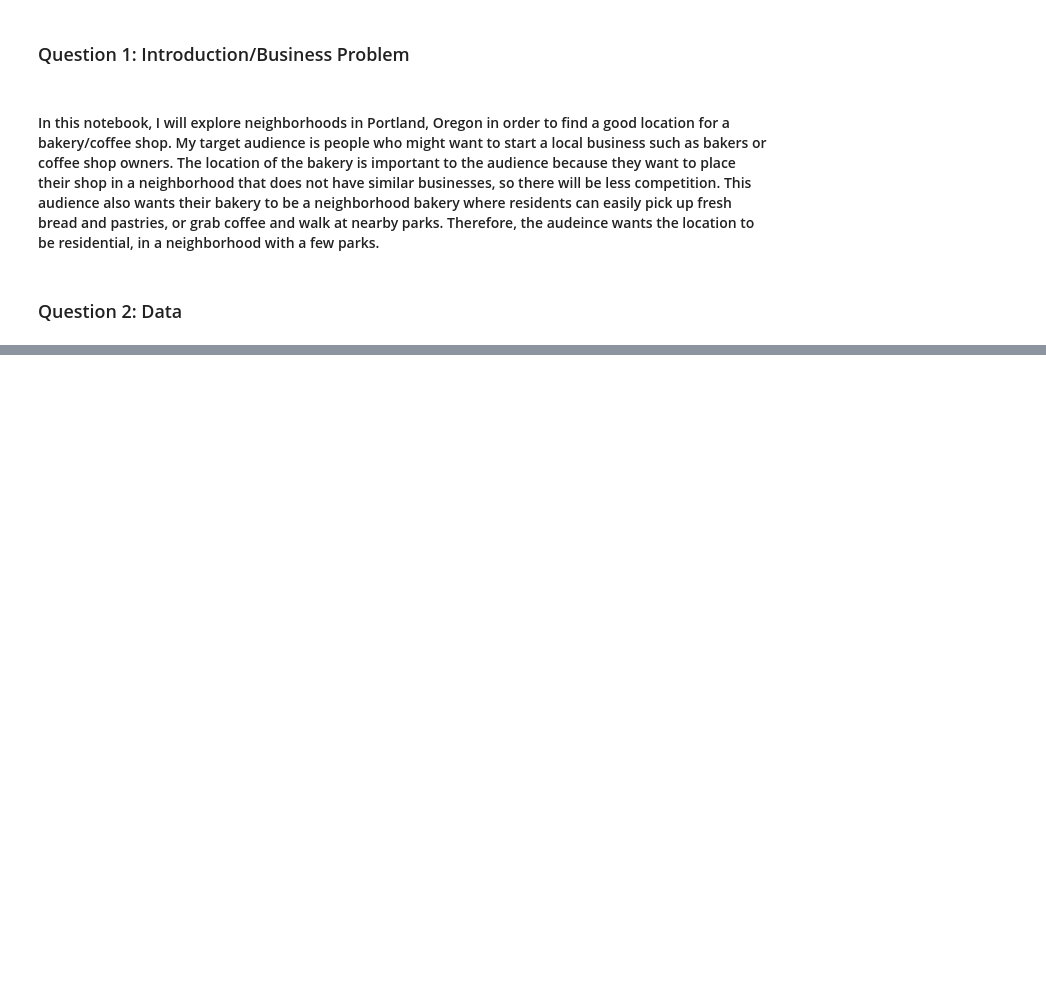
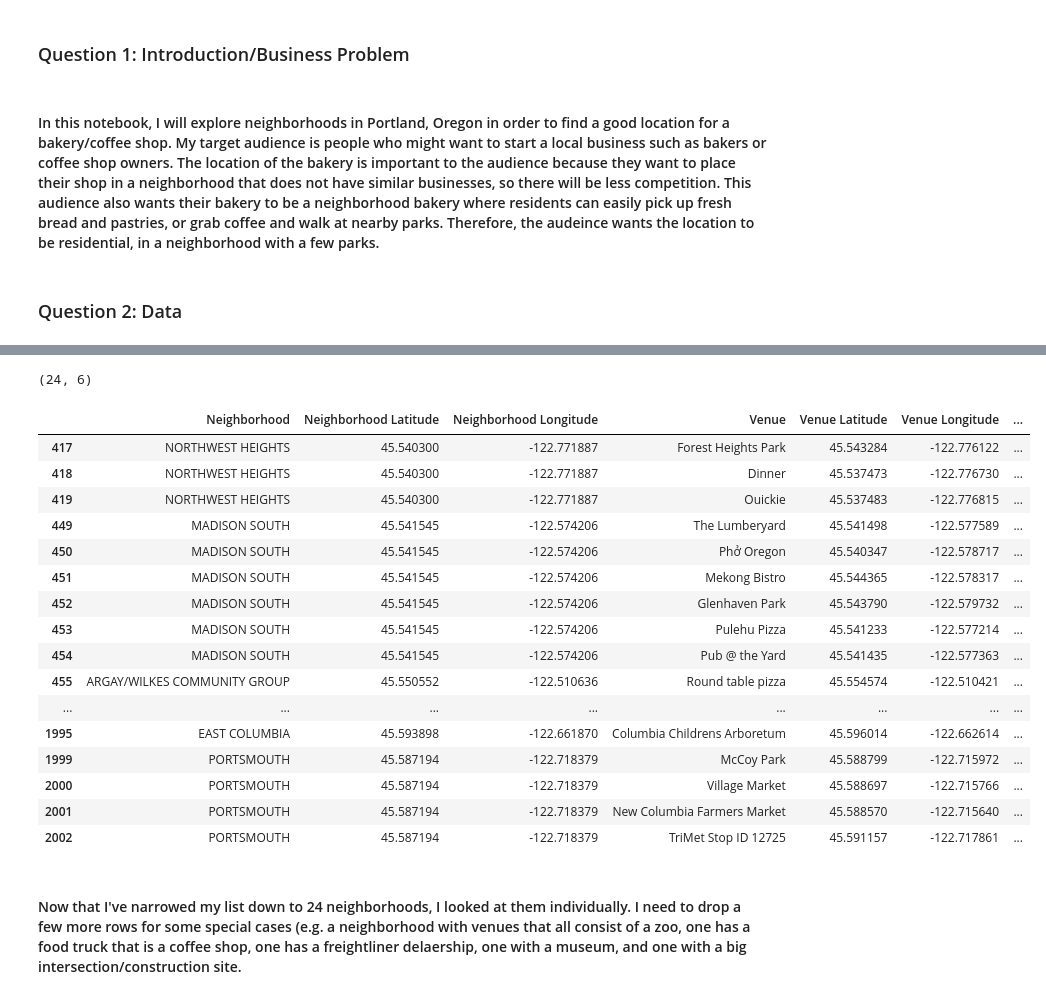
Before and after one commit to lindseykarr/Coursera_Capstone, a Jupyter notebook: Final Project: A Bakery inPOrtland, OR.ipynb, the cells around one changed output, grey strips where cells are left out. Cells and saved outputs as stored; diff of their text form; code cells hidden in the pictures; blank space fills up the shorter version.

```diff
--- a/Final Project: A Bakery inPOrtland, OR.ipynb
+++ b/Final Project: A Bakery inPOrtland, OR.ipynb
@@ -10,0 +823,24 @@
+# %%
+parks_total.shape
+# %% [output]
+(24, 6)
+# %%
+parks
+# %% [output]
+|  | Neighborhood | Neighborhood Latitude | Neighborhood Longitude | Venue | Venue Latitude | Venue Longitude | ... |
+| 417 | NORTHWEST HEIGHTS | 45.540300 | -122.771887 | Forest Heights Park | 45.543284 | -122.776122 | ... |
+| 418 | NORTHWEST HEIGHTS | 45.540300 | -122.771887 | Dinner | 45.537473 | -122.776730 | ... |
+| 419 | NORTHWEST HEIGHTS | 45.540300 | -122.771887 | Ouickie | 45.537483 | -122.776815 | ... |
+| 449 | MADISON SOUTH | 45.541545 | -122.574206 | The Lumberyard | 45.541498 | -122.577589 | ... |
+| 450 | MADISON SOUTH | 45.541545 | -122.574206 | Phở Oregon | 45.540347 | -122.578717 | ... |
+| 451 | MADISON SOUTH | 45.541545 | -122.574206 | Mekong Bistro | 45.544365 | -122.578317 | ... |
+| 452 | MADISON SOUTH | 45.541545 | -122.574206 | Glenhaven Park | 45.543790 | -122.579732 | ... |
+| 453 | MADISON SOUTH | 45.541545 | -122.574206 | Pulehu Pizza | 45.541233 | -122.577214 | ... |
+| 454 | MADISON SOUTH | 45.541545 | -122.574206 | Pub @ the Yard | 45.541435 | -122.577363 | ... |
+| 455 | ARGAY/WILKES COMMUNITY GROUP | 45.550552 | -122.510636 | Round table pizza | 45.554574 | -122.510421 | ... |
+| ... | ... | ... | ... | ... | ... | ... | ... |
+| 1995 | EAST COLUMBIA | 45.593898 | -122.661870 | Columbia Childrens Arboretum | 45.596014 | -122.662614 | ... |
+| 1999 | PORTSMOUTH | 45.587194 | -122.718379 | McCoy Park | 45.588799 | -122.715972 | ... |
+| 2000 | PORTSMOUTH | 45.587194 | -122.718379 | Village Market | 45.588697 | -122.715766 | ... |
+| 2001 | PORTSMOUTH | 45.587194 | -122.718379 | New Columbia Farmers Market | 45.588570 | -122.715640 | ... |
+| 2002 | PORTSMOUTH | 45.587194 | -122.718379 | TriMet Stop ID 12725 | 45.591157 | -122.717861 | ... |
@@ -10,0 +849,2 @@
+# %% [markdown]
+#### Now that I've narrowed my list down to 24 neighborhoods, I looked at them individually. I need to drop a few more rows for some special cases (e.g. a neighborhood with venues that all consist of a zoo, one has a food truck that is a coffee shop, one has a freightliner delaership, one with a museum, and one with a big intersection/construction site.
```
Also changed, not shown: parts of 107 cells of this notebook.
